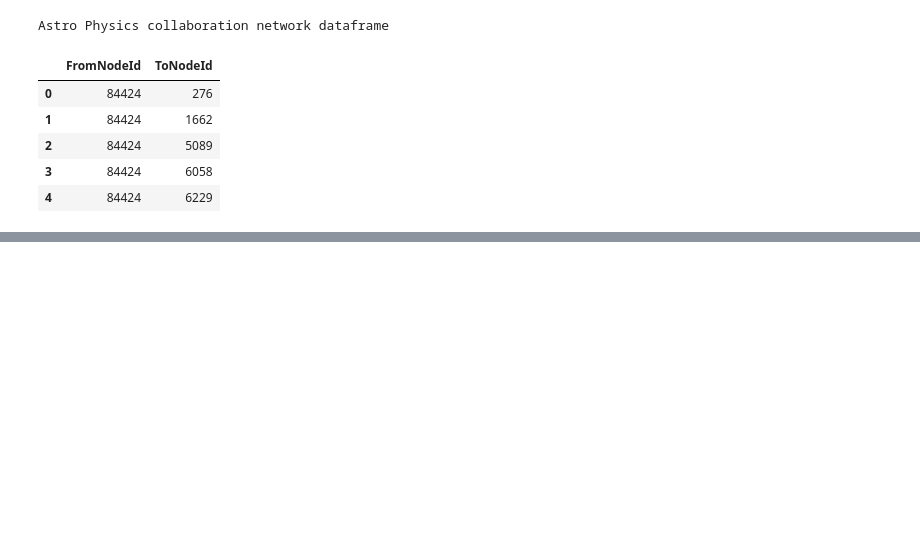
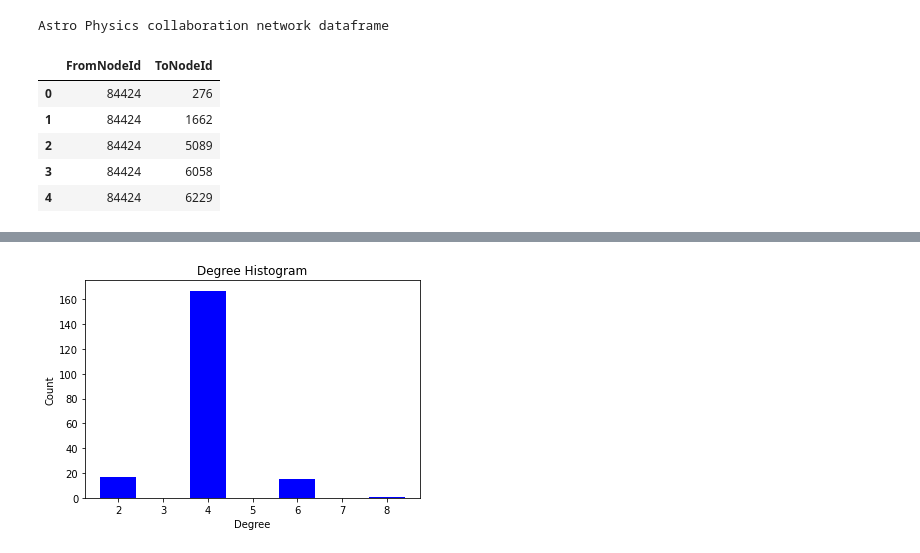
Before and after one commit to MuhammadWaleedUsman/SocialNetworkAnalysisAssignment2, a Jupyter notebook: SnaAssignment2.ipynb, the cells around one changed output, grey strips where cells are left out. Cells and saved outputs as stored; diff of their text form; code cells hidden in the pictures; blank space fills up the shorter version.

```diff
--- a/SnaAssignment2.ipynb
+++ b/SnaAssignment2.ipynb
@@ -112,0 +112,4 @@ plt.show()
+# %%
+degree_distribution(watts_strogatz_graph)
+# %% [output]
+[figure, added]
```
Also changed, not shown: parts of 43 cells of this notebook, 4 other files.
